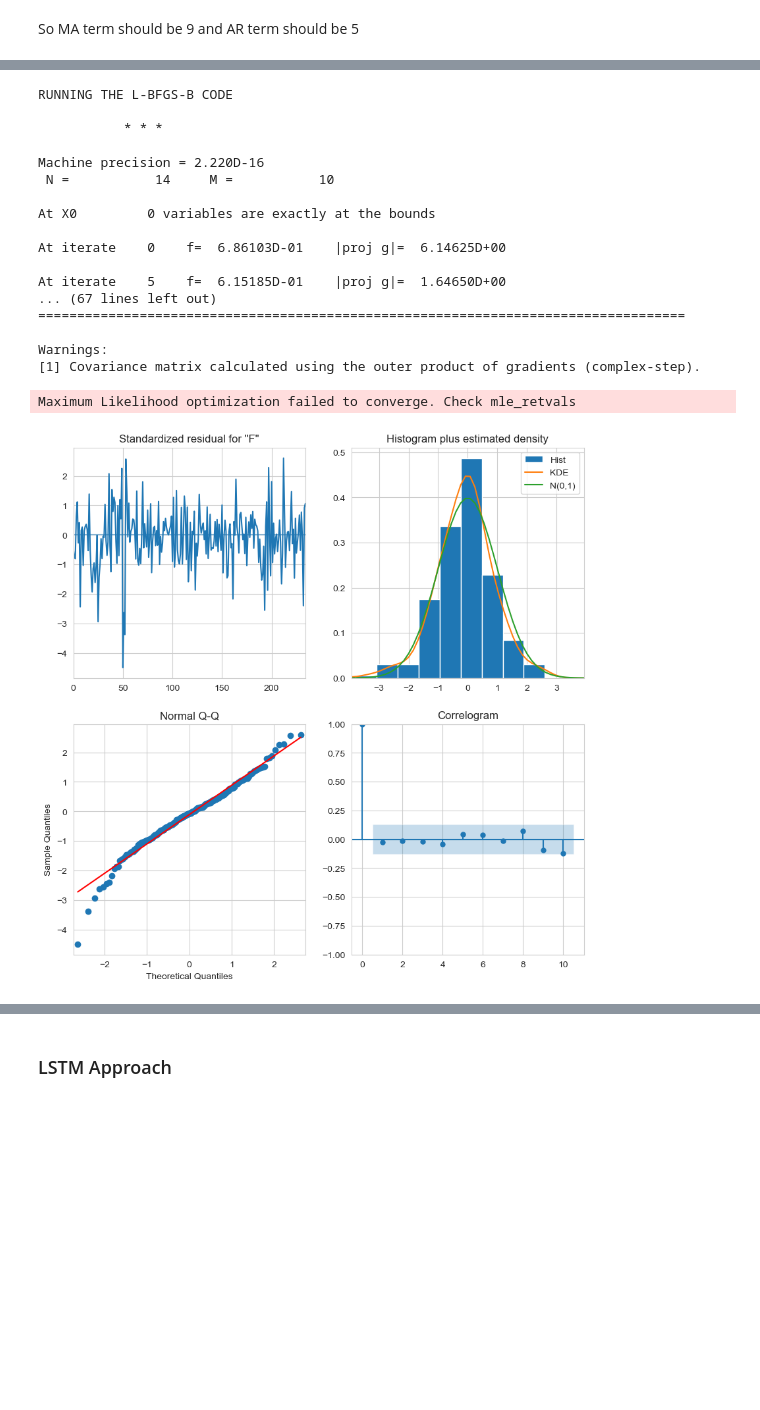
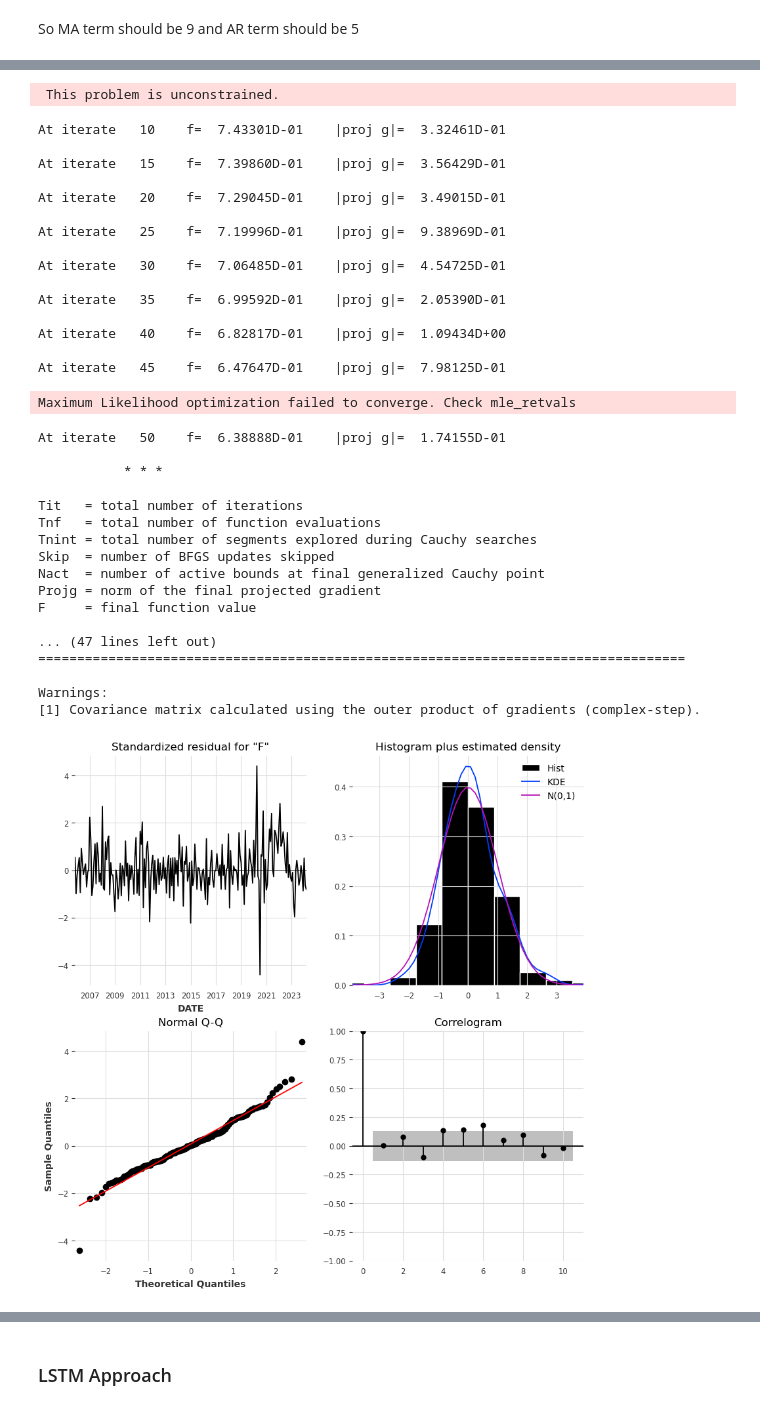
Before and after one commit to sjsu-interconnect/cs163, a Jupyter notebook: src/Data Processing.ipynb, the cells around one changed output, grey strips where cells are left out. Cells and saved outputs as stored; diff of their text form; code cells hidden in the pictures; blank space fills up the shorter version.

```diff
--- a/src/Data Processing.ipynb
+++ b/src/Data Processing.ipynb
@@ -30,5 +45,6 @@ pio.renderers.default = 'png'
 # %%
-df = pd.read_csv('/Users/eddie/cs163/src/Data/final.csv', index_col=['Timeframe'])
+df = pd.read_csv('/Users/eddie/cs163/src/Data/final.csv', index_col=['DATE'], parse_dates=['DATE'], )
+df = df.asfreq('MS')
 df.info()
 # %% [output]
 <class 'pandas.core.frame.DataFrame'>
@@ -186,8 +348,20 @@ So MA term should be 9 and AR term should be 5
 # %%
-model = SARIMAX(Y, exog=X.iloc[:,9:], order=(2, 1, 3))
+SARIMAX_X_train = X.iloc[:-6,:]
+SARIMAX_y_train = Y.iloc[:-6]
+SARIMAX_X_test = X.iloc[-6:,:]
+SARIMAX_y_test = Y.iloc[-6:]
+
+model = SARIMAX(
+    endog=SARIMAX_y_train,
+    exog=SARIMAX_X_train,
+    order=(1, 1, 3), #p,d,q order
+    seasonal_order=(0, 1, 1, 9),
+
+)
 results = model.fit()
 
 print(results.summary())
 results.plot_diagnostics(figsize=(10,10))
+plt.savefig(os.path.join(plot_folder, 'SARIMAX_diagnosis.png'))
 plt.show()
 # %% [output]
@@ -206,19 +380,35 @@ A date index has been provided, but it is not monotonic and so will be ignored w
-RUNNING THE L-BFGS-B CODE
-
-           * * *
-
-Machine precision = 2.220D-16
- N =           14     M =           10
-
-At X0         0 variables are exactly at the bounds
-
-At iterate    0    f=  6.86103D-01    |proj g|=  6.14625D+00
-
-At iterate    5    f=  6.15185D-01    |proj g|=  1.64650D+00
-... (67 lines left out)
-===================================================================================
-
-Warnings:
-[1] Covariance matrix calculated using the outer product of gradients (complex-step).
+ This problem is unconstrained.
-Maximum Likelihood optimization failed to converge. Check mle_retvals
+At iterate   10    f=  7.43301D-01    |proj g|=  3.32461D-01
+
+At iterate   15    f=  7.39860D-01    |proj g|=  3.56429D-01
+
+At iterate   20    f=  7.29045D-01    |proj g|=  3.49015D-01
+
+At iterate   25    f=  7.19996D-01    |proj g|=  9.38969D-01
+
+At iterate   30    f=  7.06485D-01    |proj g|=  4.54725D-01
+
+At iterate   35    f=  6.99592D-01    |proj g|=  2.05390D-01
+
+At iterate   40    f=  6.82817D-01    |proj g|=  1.09434D+00
+
+At iterate   45    f=  6.47647D-01    |proj g|=  7.98125D-01
+Maximum Likelihood optimization failed to converge. Check mle_retvals
+At iterate   50    f=  6.38888D-01    |proj g|=  1.74155D-01
+
+           * * *
+
+Tit   = total number of iterations
+Tnf   = total number of function evaluations
+Tnint = total number of segments explored during Cauchy searches
+Skip  = number of BFGS updates skipped
+Nact  = number of active bounds at final generalized Cauchy point
+Projg = norm of the final projected gradient
+F     = final function value
+
+... (47 lines left out)
+===================================================================================
+
+Warnings:
+[1] Covariance matrix calculated using the outer product of gradients (complex-step).
-[figure, old version]
+[figure, new version]
```
Also changed, not shown: parts of 39 cells of this notebook, 29 other files.
